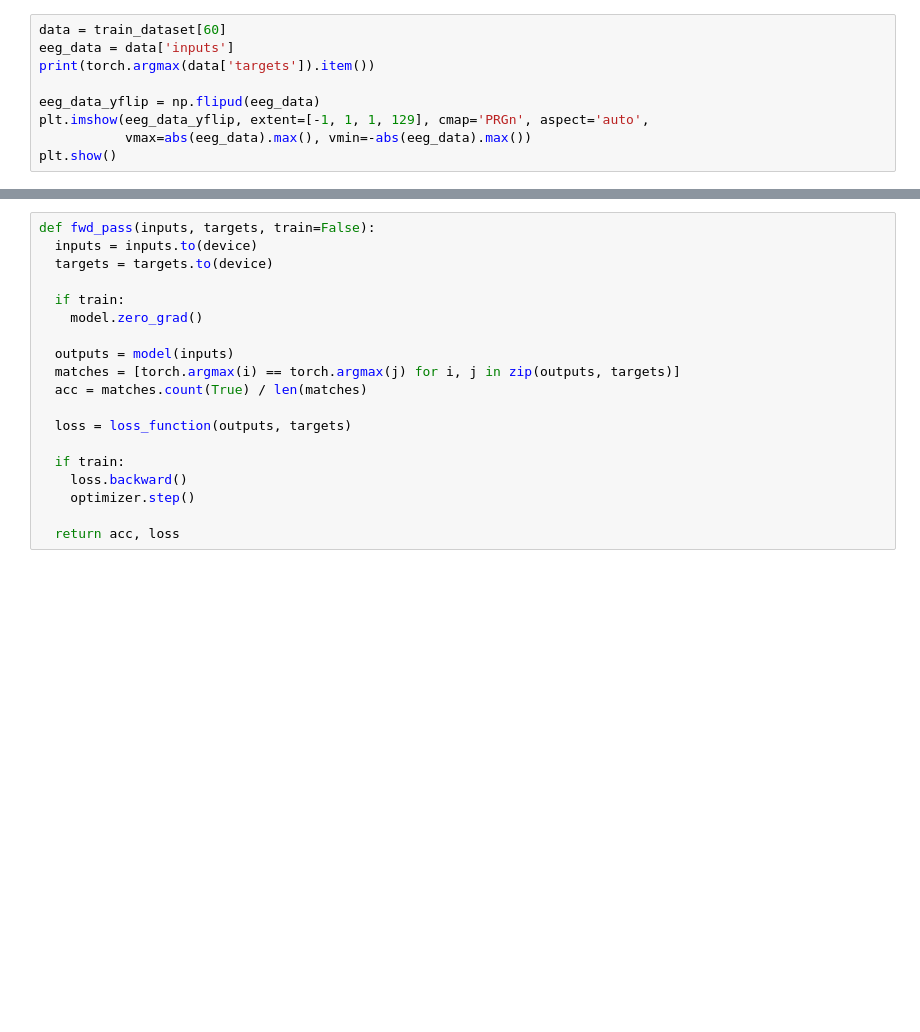
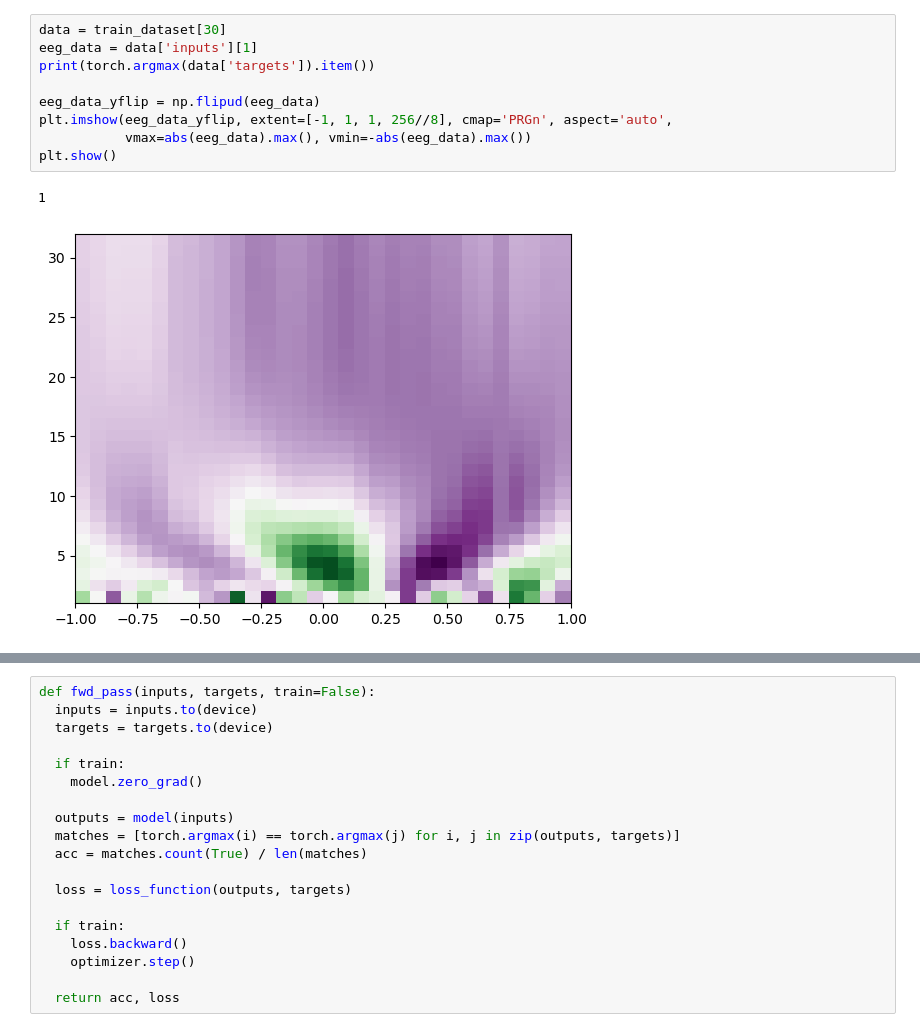
Before and after one commit to Stelath/neuro-nav, a Jupyter notebook: neural_network_testing.ipynb, the cells around one changed output, grey strips where cells are left out. Drawn from its saved outputs; the diff is of its cells as text; blank space fills up the shorter version.

```diff
--- a/neural_network_testing.ipynb
+++ b/neural_network_testing.ipynb
@@ -54,12 +57,15 @@ left: 868, center: 868, right: 868
 # %%
-data = train_dataset[60]
-eeg_data = data['inputs']
+data = train_dataset[30]
+eeg_data = data['inputs'][1]
 print(torch.argmax(data['targets']).item())
 
 eeg_data_yflip = np.flipud(eeg_data)
-plt.imshow(eeg_data_yflip, extent=[-1, 1, 1, 129], cmap='PRGn', aspect='auto',
+plt.imshow(eeg_data_yflip, extent=[-1, 1, 1, 256//8], cmap='PRGn', aspect='auto',
            vmax=abs(eeg_data).max(), vmin=-abs(eeg_data).max())
 plt.show()
+# %% [output]
+1
+[figure, added]
 # %%
 data = train_dataset[60]
 eeg_data = data['inputs']
```
Also changed, not shown: parts of 8 cells of this notebook, 1 other file.
